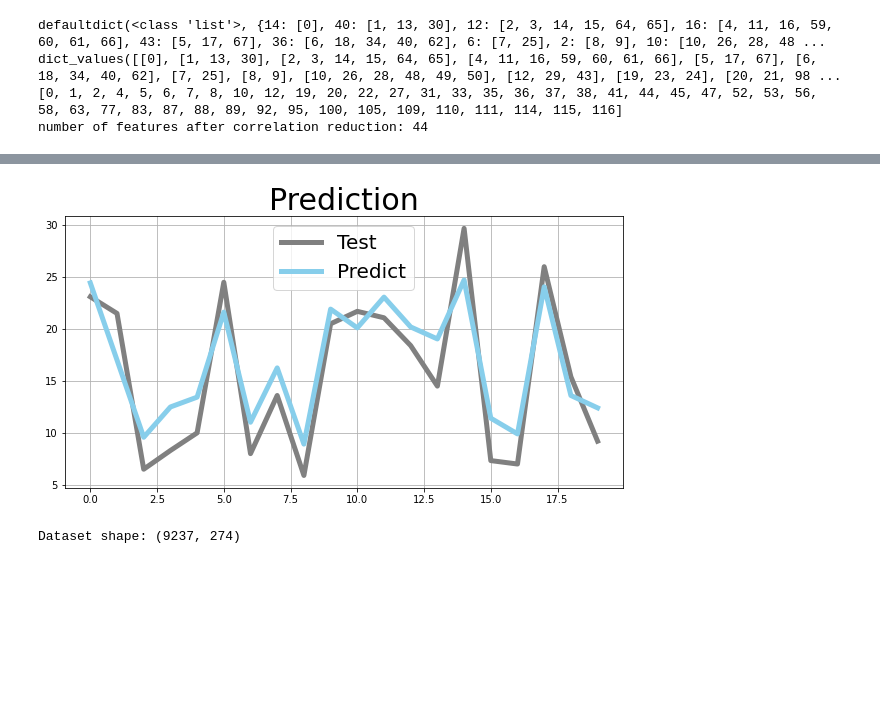
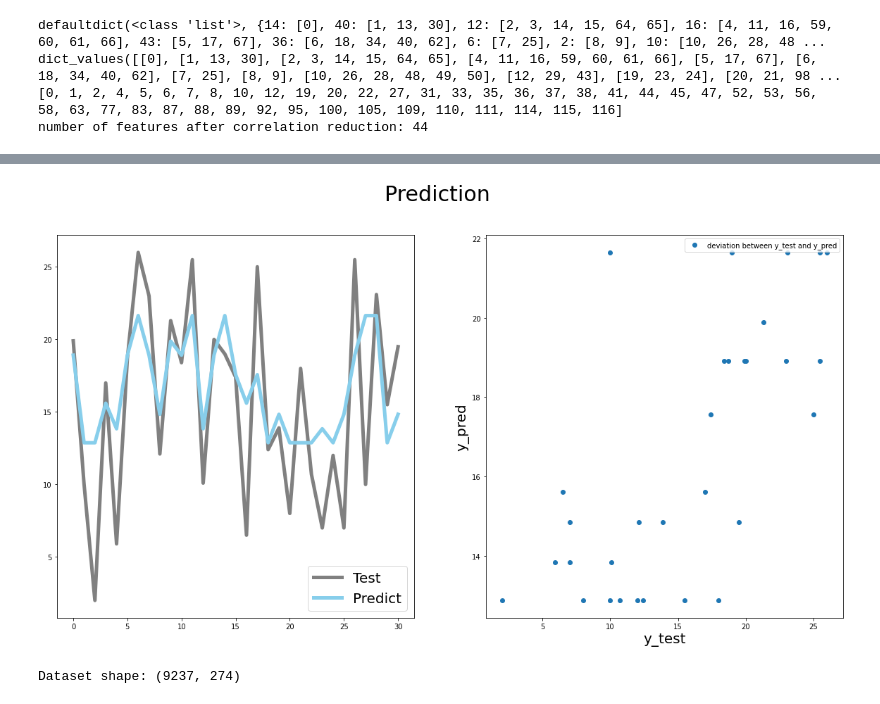
Before and after one commit to SUNWOUNG/HOMEWORK, a Jupyter notebook: project1.ipynb, the cells around one changed output, grey strips where cells are left out. Saved outputs shown, nothing was run; the diff lists cells and outputs as text; code cells hidden in the pictures; blank space fills up the shorter version.

```diff
--- a/project1.ipynb
+++ b/project1.ipynb
@@ -202,7 +207,7 @@ dict_values([[0], [1, 13, 30], [2, 3, 14, 15, 64, 65], [4, 11, 16, 59, 60, 61, 6
 number of features after correlation reduction: 44
 # %%
 from sklearn.model_selection import train_test_split
-X_train, X_test, y_train, y_test = train_test_split(X_sc, y, test_size=10, random_state=0)
+X_train, X_test, y_train, y_test = train_test_split(X_sc, y, test_size=20, random_state=0)
 X_train=X_train[:,selected_features]
 X_test=X_test[:,selected_features]
 # %%
@@ -217,15 +222,15 @@ est_rf = RandomForestRegressor(random_state=0)
 pipe_rf = Pipeline([('SKB', skb), ('forest', est_rf)])
 
 param_grid_rf = {
-     'forest__n_estimators':[1, 5, 10, 20, 100],
-     'forest__max_depth':[1, 5, 10, 15],
-     'forest__max_features':[5,6,7,8,9],
-     'forest__min_samples_leaf':[1,3,5]
+     'forest__n_estimators':[1,2,3,4, 5, 10, 20, 50, 70, 90, 100],
+     'forest__max_depth':[1,2,3,4, 5, 10, 15],
+     'forest__max_features':[1,2,3,4,5,6,7,8,9,10,20,30,40,50,60,70],
+     'forest__min_samples_leaf':[1,2,3,4,5,6,7,8,9,10,16,18,19,20,22,25]
 }
 # %%
 from sklearn.model_selection import GridSearchCV
 
-gcv_rf = GridSearchCV(estimator = pipe_rf , param_grid = param_grid_rf, cv = 10,return_train_score=True) #fill here
+gcv_rf = GridSearchCV(estimator = pipe_rf , param_grid = param_grid_rf, cv = 4,return_train_score=True)
 gcv_rf.fit(X_train, y_train)
 print('\nRandomForest:', gcv_rf.best_score_)
 print(gcv_rf.best_params_)
@@ -235,12 +257,12 @@ RandomForest: 0.20601600034491283
 # %%
-est_rf = RandomForestRegressor(random_state=0, max_features=6,n_estimators= 100 , max_depth= 10, min_samples_leaf= 5)
+est_rf = RandomForestRegressor(random_state=0, max_features=10,n_estimators= 5 , max_depth= 1, min_samples_leaf= 16)
 
 
 best_results=-10
 best_state=-1
 
 for i in range (1000):
-    X_train, X_test, y_train, y_test = train_test_split(X_sc, y, test_size=20, random_state=i)
+    X_train, X_test, y_train, y_test = train_test_split(X_sc, y, test_size=0.15, random_state=i)
     X_train=X_train[:,selected_features]
     X_test=X_test[:,selected_features]
     est_rf.fit(X_train,y_train)
@@ -251,7 +273,7 @@ for i in range (1000):
 
 print(best_results,best_state)
 
-X_train, X_test, y_train, y_test = train_test_split(X_sc, y, test_size=20, random_state=best_state)
+X_train, X_test, y_train, y_test = train_test_split(X_sc, y, test_size=0.3, random_state=best_state)
 X_train=X_train[:,selected_features]
 X_test=X_test[:,selected_features]
 # %% [output]
@@ -348,22 +362,27 @@ dev_Column
 # %%
-
 y_pred= est_rf.predict(X_test)
 
-
-plt.figure(figsize=(10,5))
-
-
-plt.title("Prediction", fontsize=30)
-plt.plot(range(len(y_test)), y_test, color='grey',linewidth=5, label='Test')
-plt.plot(range(len(y_pred)), y_pred, color='skyblue',linewidth=5, label='Predict')
-
-plt.legend(fontsize= 20)
+fig, ax=plt.subplots(1, 2, figsize=(20,10))
 
 
 
-plt.grid()
+fig.suptitle("Prediction", fontsize=30)
+ax[0].plot(range(len(y_test)), y_test, color='grey',linewidth=5, label='Test')
+ax[0].plot(range(len(y_pred)), y_pred, color='skyblue',linewidth=5, label='Predict')
+ax[0].legend(fontsize= 20)
+
+ax[1].plot(y_test, y_pred, 'o', label='deviation between y_test and y_pred')
+ax[1].set_xlabel('y_test', fontsize=20)
+ax[1].set_ylabel('y_pred', fontsize=20)
+ax[1].legend(fontsize= 10)
+
+
+
+
+
+plt.show()
 # %% [output]
-[figure, old version]
+[figure, new version]
 # %%
 #Task 7
 # %%
```
Also changed, not shown: parts of 27 cells of this notebook.
